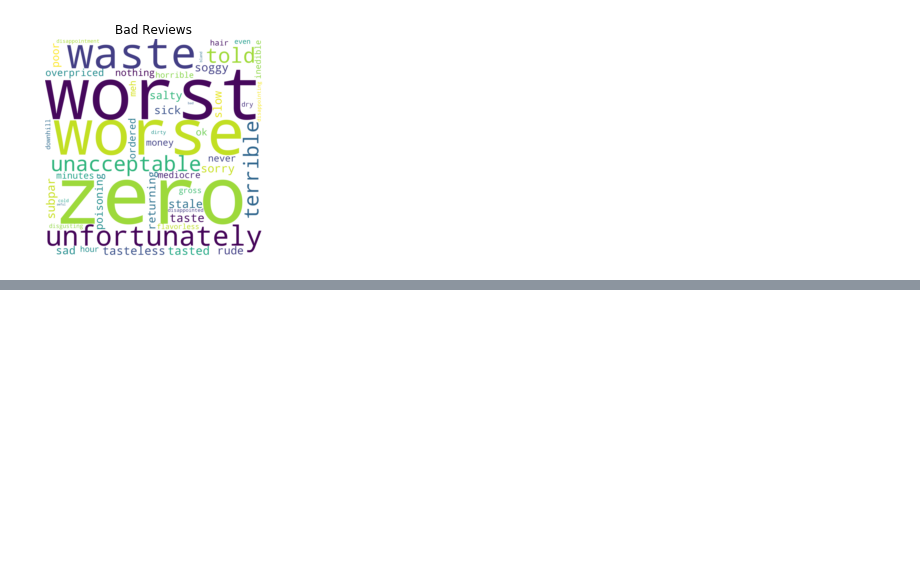
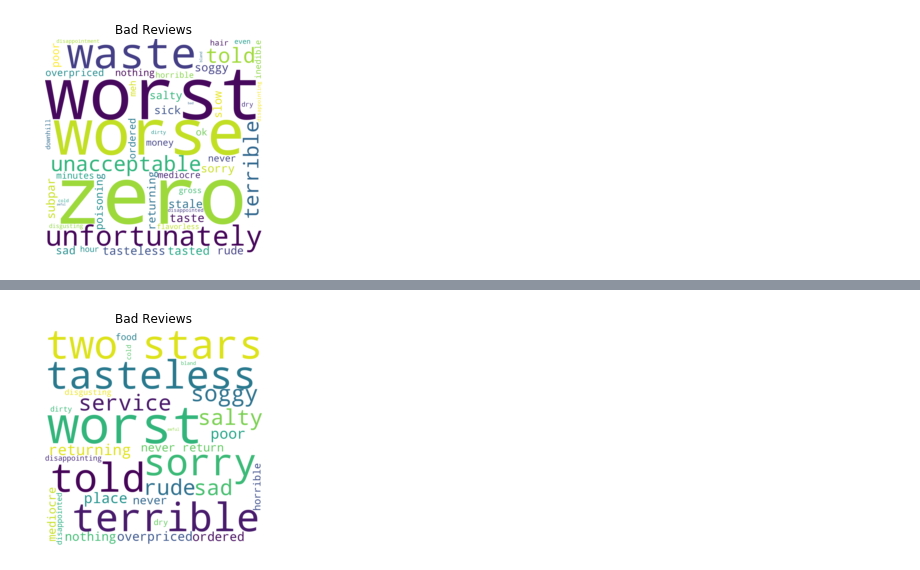
Before and after one commit to ABitNutty/Capstone-2, a Jupyter notebook: Feature Importance Word Cloud.ipynb, the cells around one changed output, grey strips where cells are left out. Saved outputs shown, nothing was run; the diff lists cells and outputs as text; code cells hidden in the pictures; blank space fills up the shorter version.

```diff
--- a/Feature Importance Word Cloud.ipynb
+++ b/Feature Importance Word Cloud.ipynb
@@ -52,0 +69,8 @@ plt.show()
+# %%
+# Display the generated image:
+plt.imshow(badcloud, interpolation='bilinear')
+plt.axis("off")
+plt.title('Bad Reviews')
+plt.show()
+# %% [output]
+[figure, added]
```
Also changed, not shown: parts of 3 cells of this notebook.
